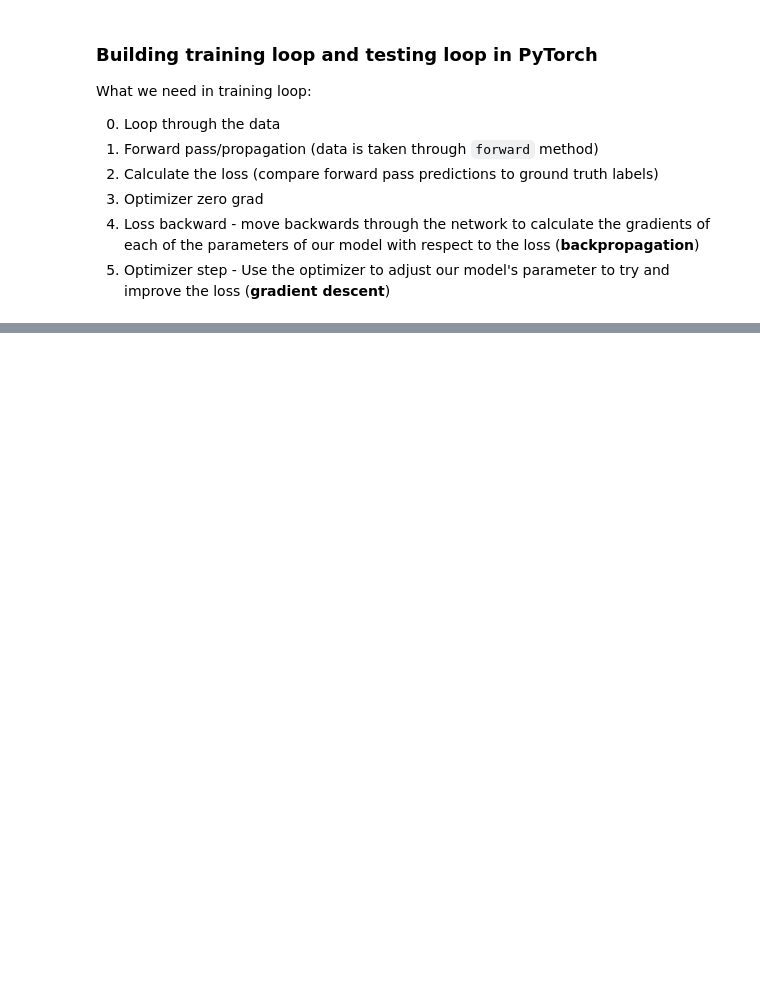
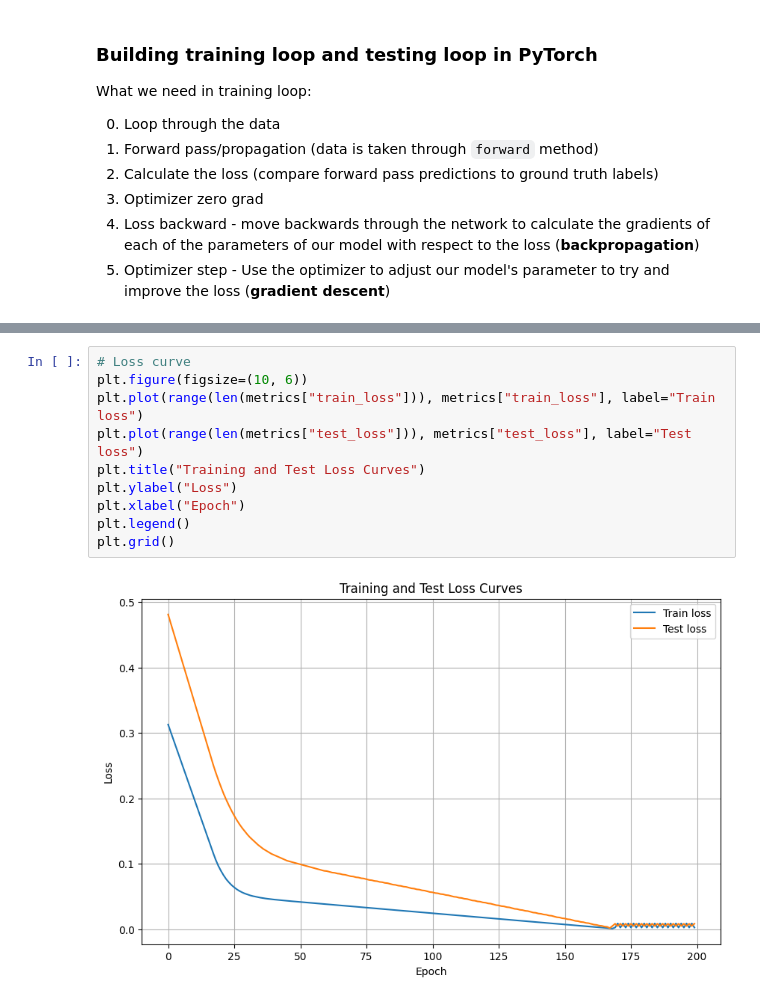
Before and after one commit to arkaseth/PyTorch-practice, a Jupyter notebook: 1PyTorch_workflow.ipynb, the cells around one changed output, grey strips where cells are left out. Cells and saved outputs as stored; diff of their text form; blank space fills up the shorter version.

```diff
--- a/1PyTorch_workflow.ipynb
+++ b/1PyTorch_workflow.ipynb
@@ -373,0 +365,12 @@ plot_predictions(predictions=y_preds)
+# %%
+# Loss curve
+plt.figure(figsize=(10, 6))
+plt.plot(range(len(metrics["train_loss"])), metrics["train_loss"], label="Train loss")
+plt.plot(range(len(metrics["test_loss"])), metrics["test_loss"], label="Test loss")
+plt.title("Training and Test Loss Curves")
+plt.ylabel("Loss")
+plt.xlabel("Epoch")
+plt.legend()
+plt.grid()
+# %% [output]
+[figure, added]
```
Also changed, not shown: parts of 5 cells of this notebook.
